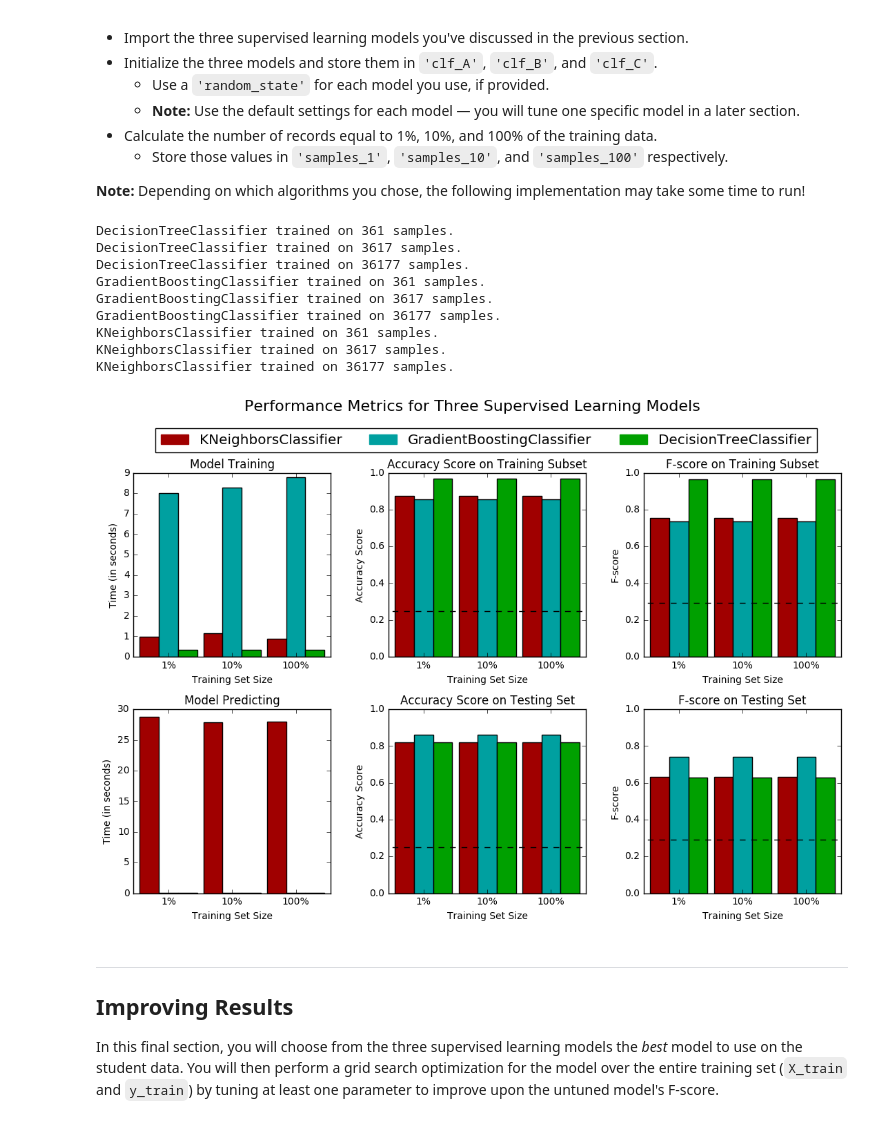
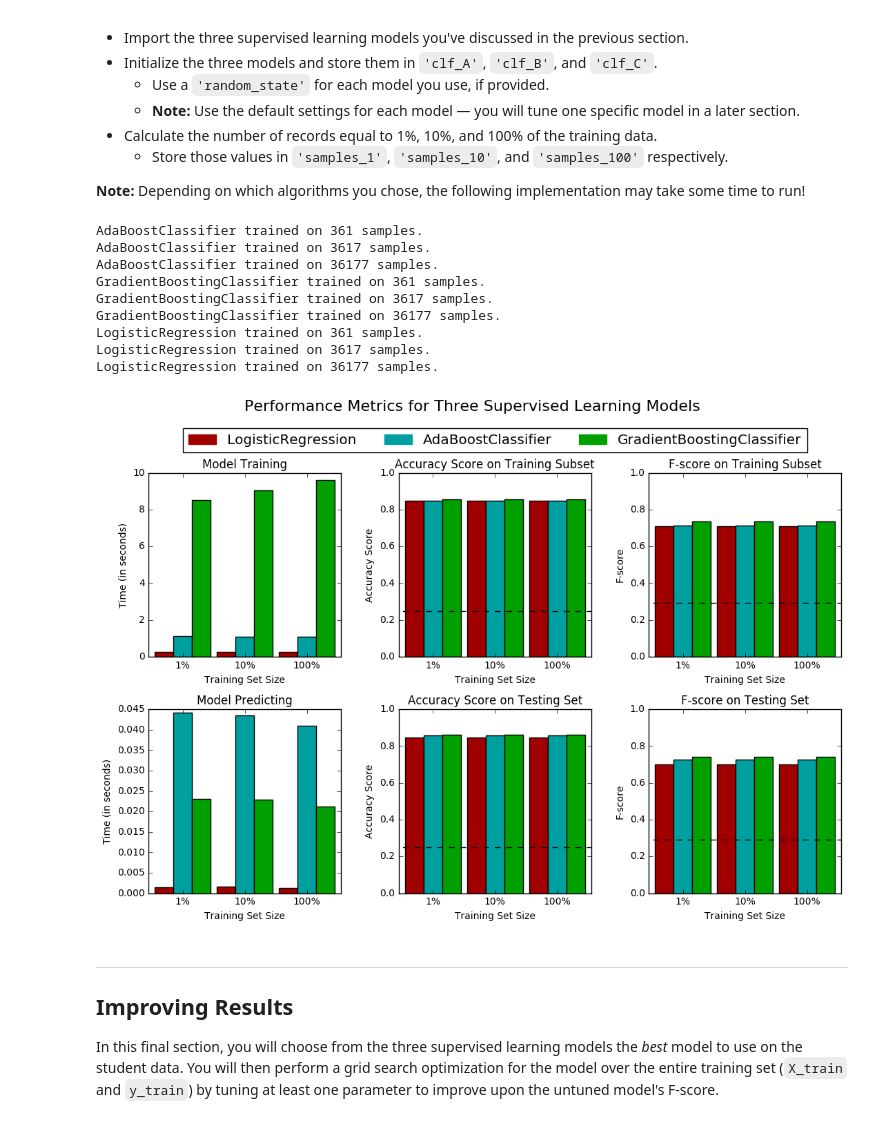
Before and after one commit to caasted/udacity-mlnd, a Jupyter notebook: finding_donors/finding_donors.ipynb, the cells around one changed output. Drawn from its saved outputs; the diff is of its cells as text; code cells hidden in the pictures.

Commit message:
feat: Test accuracy of all available classifiers

```diff
--- a/finding_donors/finding_donors.ipynb
+++ b/finding_donors/finding_donors.ipynb
@@ -202,7 +202,7 @@ Looking at the distribution of classes (those who make at most \$50,000, and tho
 accuracy = greater_percent / 100.
 
 # TODO: Calculate F-score using the formula above for beta = 0.5
-fscore = (1 + 0.5*0.5)*(accuracy * 1.)/(0.5*0.5*accuracy + 1.)
+fscore = (1 + 0.5**2)*(accuracy * 1.)/(0.5**2*accuracy + 1.)
 
 # Print the results
 print "Naive Predictor: [Accuracy score: {:.4f}, F-score: {:.4f}]".format(accuracy, fscore)
@@ -312,42 +312,58 @@ In the code cell, you will need to implement the following:
 **Note:** Depending on which algorithms you chose, the following implementation may take some time to run!
 # %%
 # TODO: Import the three supervised learning models from sklearn
+from sklearn.naive_bayes import GaussianNB
 from sklearn.tree import DecisionTreeClassifier
+from sklearn.ensemble import BaggingClassifier
+from sklearn.ensemble import AdaBoostClassifier
+from sklearn.ensemble import RandomForestClassifier
 from sklearn.ensemble import GradientBoostingClassifier
 from sklearn.neighbors import KNeighborsClassifier
+from sklearn.linear_model import SGDClassifier
+from sklearn.svm import SVC
+from sklearn.linear_model import LogisticRegression
 
 # TODO: Initialize the three models
-clf_A = DecisionTreeClassifier(random_state=0)
-clf_B = GradientBoostingClassifier(random_state=0)
-clf_C = KNeighborsClassifier()
+clf_A = GaussianNB()                               # F-score on test: ~0.43
+clf_B = DecisionTreeClassifier(random_state=0)     # F-score on test: ~0.62
+
+clf_C = BaggingClassifier(random_state=0)          # F-score on test: ~0.68
+clf_D = AdaBoostClassifier(random_state=0)         # F-score on test: ~0.73 (second highest)
+clf_E = RandomForestClassifier(random_state=0)     # F-score on test: ~0.67
+clf_F = GradientBoostingClassifier(random_state=0) # F-score on test: ~0.75 (highest)
+
+clf_G = KNeighborsClassifier()                     # F-score on test: ~0.64, 27 seconds for predicting
+clf_H = SGDClassifier(random_state=0)              # F-score on test: ~0.64
+clf_I = SVC(random_state=0)                        # F-score on test: ~0.66, 100 sec. train, 16 sec. predict
+clf_J = LogisticRegression(random_state=0)         # F-score on test: ~0.70 (third highest)
 
 # TODO: Calculate the number of samples for 1%, 10%, and 100% of the training data
 samples_1 = int(0.01 * len(X_train))
 samples_10 = int(0.1 * len(X_train))
 samples_100 = len(X_train)
 
 # Collect results on the learners
 results = {}
-for clf in [clf_A, clf_B, clf_C]:
+for clf in [clf_D, clf_F, clf_J]:
     clf_name = clf.__class__.__name__
     results[clf_name] = {}
     for i, samples in enumerate([samples_1, samples_10, samples_100]):
         results[clf_name][i] = \
         train_predict(clf, samples, X_train, y_train, X_test, y_test)
 
 # Run metrics visualization for the three supervised learning models chosen
 vs.evaluate(results, accuracy, fscore)
 # %% [output]
-DecisionTreeClassifier trained on 361 samples.
-DecisionTreeClassifier trained on 3617 samples.
-DecisionTreeClassifier trained on 36177 samples.
+AdaBoostClassifier trained on 361 samples.
+AdaBoostClassifier trained on 3617 samples.
+AdaBoostClassifier trained on 36177 samples.
 GradientBoostingClassifier trained on 361 samples.
 GradientBoostingClassifier trained on 3617 samples.
 GradientBoostingClassifier trained on 36177 samples.
-KNeighborsClassifier trained on 361 samples.
-KNeighborsClassifier trained on 3617 samples.
-KNeighborsClassifier trained on 36177 samples.
+LogisticRegression trained on 361 samples.
+LogisticRegression trained on 3617 samples.
+LogisticRegression trained on 36177 samples.
-[figure, old version]
+[figure, new version]
 # %% [markdown]
 ----
 ## Improving Results
```
